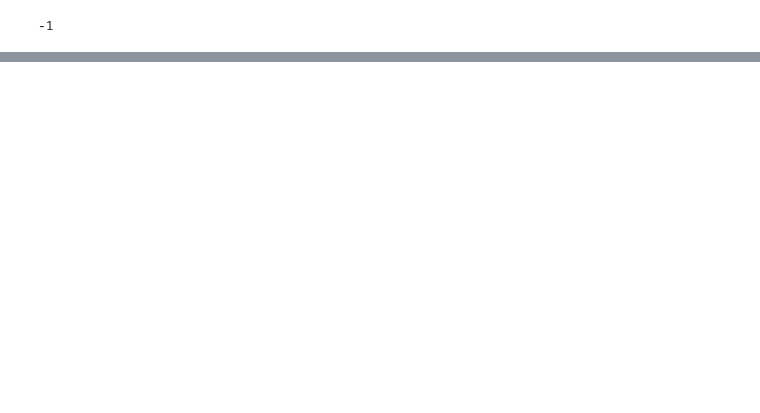
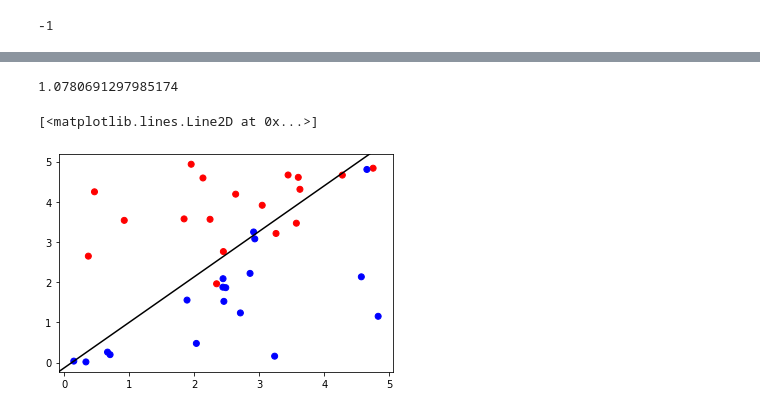
Before and after one commit to FelipeGorostiaga/MachineLearning, a Jupyter notebook: src/tp3/tp3_1.ipynb, the cells around one changed output, grey strips where cells are left out. Cells and saved outputs as stored; diff of their text form; code cells hidden in the pictures; blank space fills up the shorter version.

```diff
--- a/src/tp3/tp3_1.ipynb
+++ b/src/tp3/tp3_1.ipynb
@@ -118,0 +169,12 @@ print(classify(1, 0.8814770326018851, ws))
+# %%
+# w1*x + w2*y + b = 0
+fig2, ax2 = plt.subplots()
+ax2.scatter(list(df_2['x']), list(df_2['y']), c=list(df_2['class']), cmap='bwr')
+yi_2 = - ws_2[0] * 0 / ws_2[1]
+yf_2 = - ws_2[0] * 1 / ws_2[1]
+print(yf_2)
+ax2.plot([0, 1], [yi_2, yf_2], color='Black', transform=ax2.transAxes)
+# %% [output]
+1.0780691297985174
+[<matplotlib.lines.Line2D at 0x...>]
+[figure, added]
```
Also changed, not shown: parts of 7 cells of this notebook.
